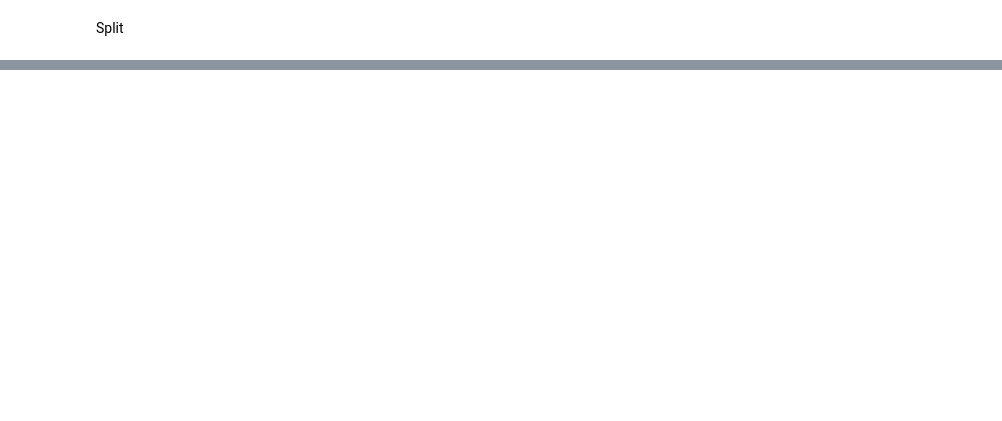
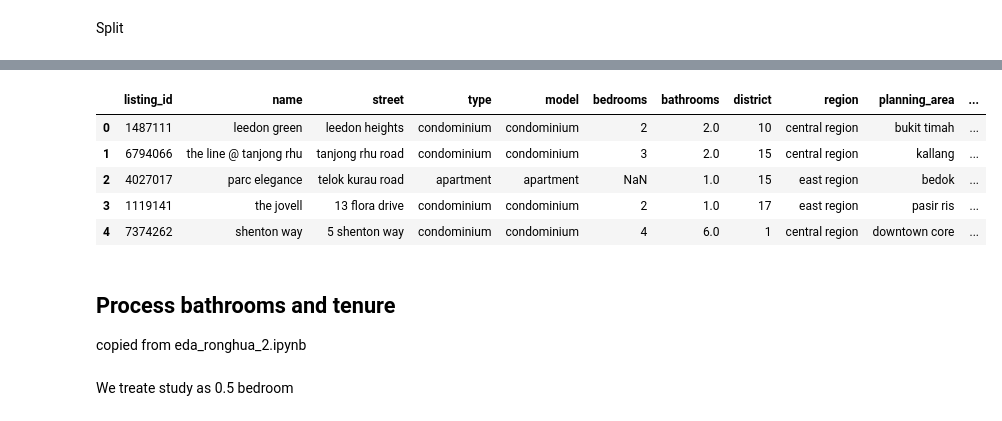
Before and after one commit to StevenShi-23/CS5228-Data-Mining, a Jupyter notebook: ziji_process_test.ipynb, the cells around one changed output, grey strips where cells are left out. Cells and saved outputs as stored; diff of their text form; code cells hidden in the pictures; blank space fills up the shorter version.

Commit message:
augment and processed test.csv following our treatment on train.csv

```diff
--- a/ziji_process_test.ipynb
+++ b/ziji_process_test.ipynb
@@ -199,0 +265,9 @@ Split
+# %%
+test_drop.head()
+# %% [output]
+|  | listing_id | name | street | type | model | bedrooms | bathrooms | district | region | planning_area | ... |
+| 0 | 1487111 | leedon green | leedon heights | condominium | condominium | 2 | 2.0 | 10 | central region | bukit timah | ... |
+| 1 | 6794066 | the line @ tanjong rhu | tanjong rhu road | condominium | condominium | 3 | 2.0 | 15 | central region | kallang | ... |
+| 2 | 4027017 | parc elegance | telok kurau road | apartment | apartment | NaN | 1.0 | 15 | east region | bedok | ... |
+| 3 | 1119141 | the jovell | 13 flora drive | condominium | condominium | 2 | 1.0 | 17 | east region | pasir ris | ... |
+| 4 | 7374262 | shenton way | 5 shenton way | condominium | condominium | 4 | 6.0 | 1 | central region | downtown core | ... |
@@ -199,0 +276,5 @@ Split
+# %% [markdown]
+## Process bathrooms and tenure
+copied from eda_ronghua_2.ipynb
+# %% [markdown]
+We treate study as 0.5 bedroom
```
Also changed, not shown: parts of 23 cells of this notebook, 2 other files.
